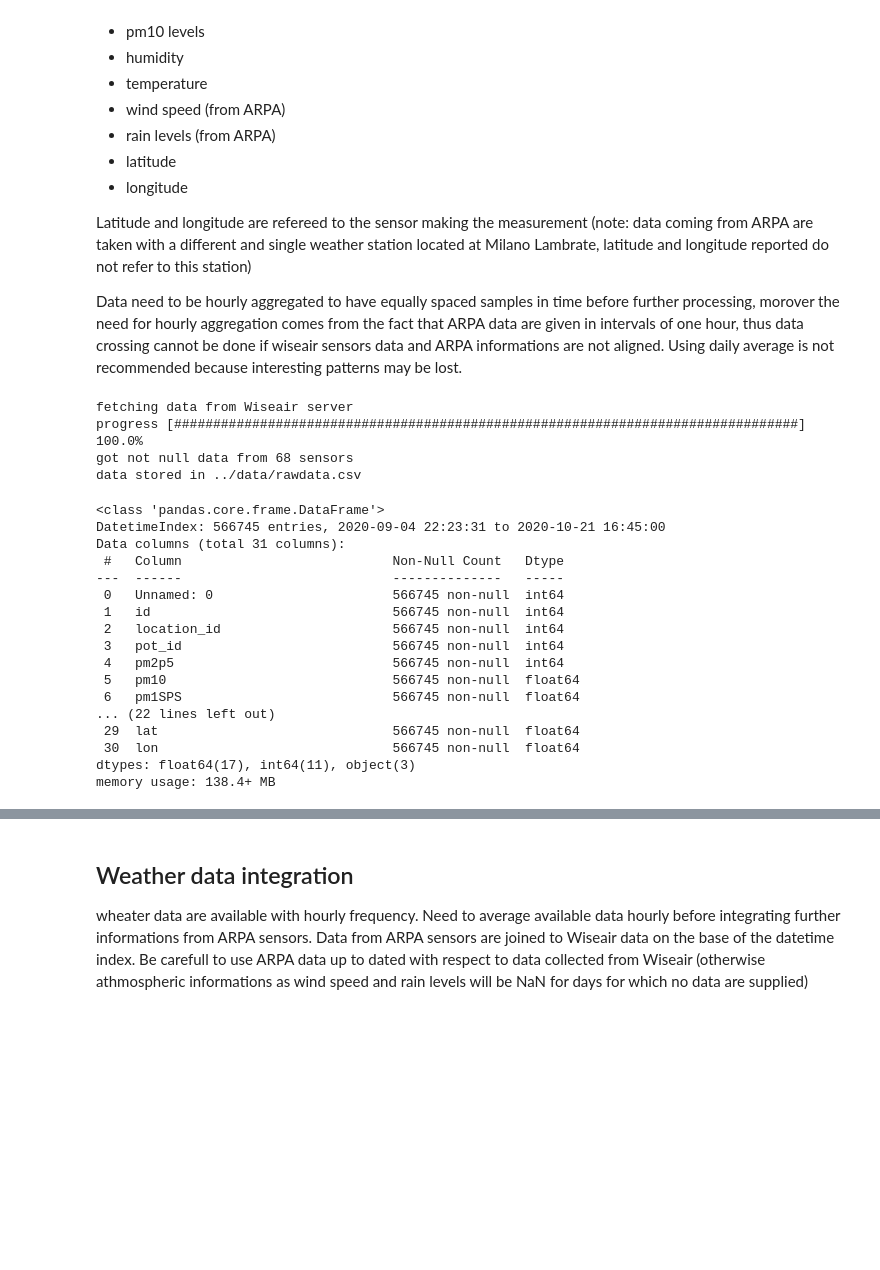
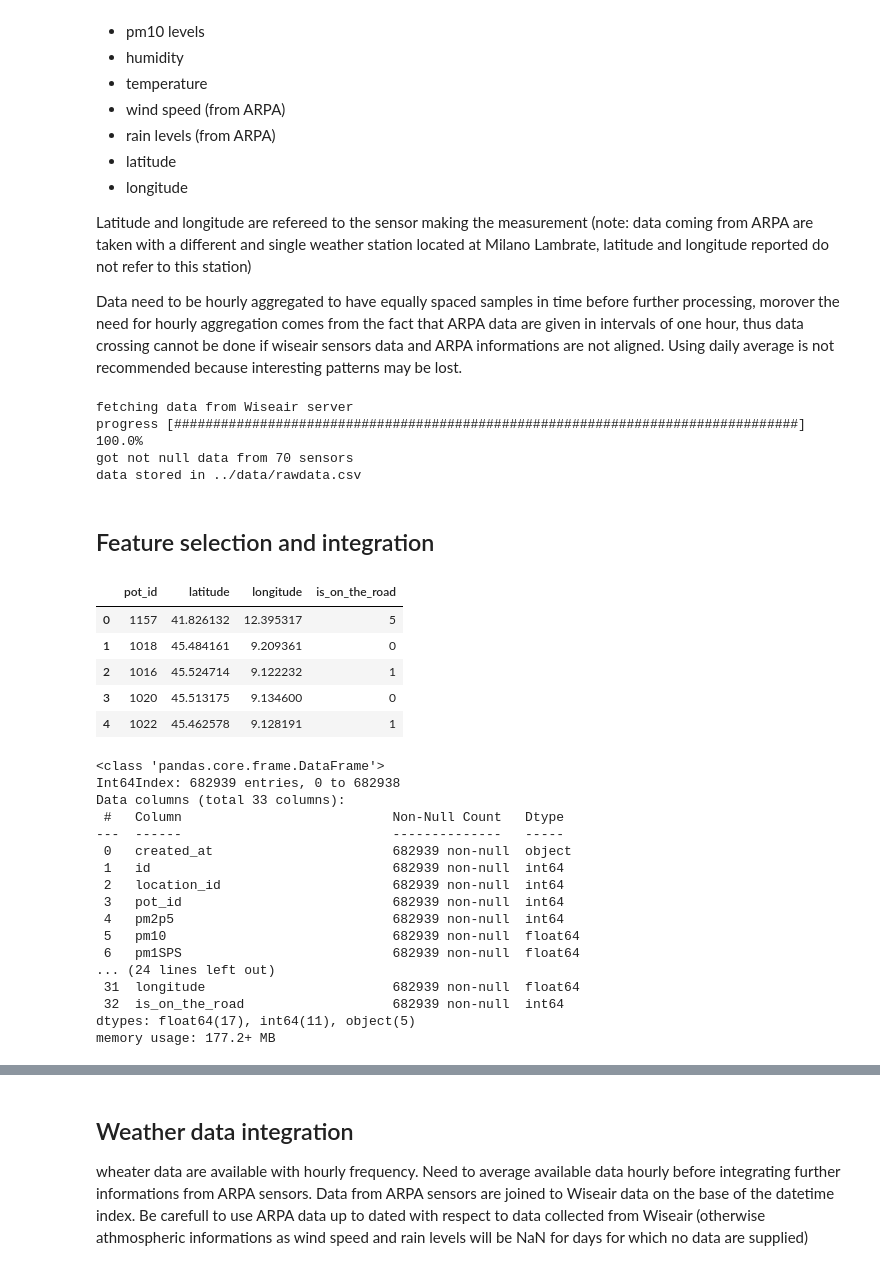
Before and after one commit to AlePalu/AirQualityForecasting, a Jupyter notebook: notebooks/DataCollection.ipynb, the cells around one changed output, grey strips where cells are left out. Saved outputs shown, nothing was run; the diff lists cells and outputs as text; code cells hidden in the pictures; blank space fills up the shorter version.

```diff
--- a/notebooks/DataCollection.ipynb
+++ b/notebooks/DataCollection.ipynb
@@ -44,18 +47,11 @@ warnings.filterwarnings("ignore")
 # %%
-# COLLECT DATA, THIS REQUIRES TIME... WAIT UNTIL FINISH BEFORE RUNNING NEXT CELLS
-
-dataCollector = DataCollector()
-
 # write a fresh CSV file containing data for the selected period
 # avoid to call this function if you already have a dataset, call updateData() instead
 BEGIN_DATE = "2020-06-01"
-END_DATE   = "2020-10-25"
+END_DATE   = "2020-11-05"
 dataCollector.getData(BEGIN_DATE, END_DATE, "../data/rawdata.csv")
-
-# automatically update dataset with data up to yesterday
-# dataCollector.updateData("data.csv")
 # %% [output]
 fetching data from Wiseair server
 progress [################################################################################] 100.0%
-got not null data from 68 sensors
+got not null data from 70 sensors
 data stored in ../data/rawdata.csv
@@ -62,27 +60,49 @@ data stored in ../data/rawdata.csv
+# %% [markdown]
+## Feature selection and integration
+# %%
+# ask for extra informations
+pots = data['pot_id'].unique()
+auxFeatures = ["latitude", "longitude", "is_on_the_road"]
+
+# returns a dataframe with a pot_id column by default and the requested features
+auxInfo = dataCollector.getAuxiliaryFeatures(auxFeatures, pots)
+
+# valid keys to ask are: park_id, floor, is_on_the_road, city, country, streetname, housenumber, postalcode,
+#                        ambassador, latitude, longitude, pm1, pm2p5_zone, pm4, pm10_zone, created_at
+auxInfo.head()
+# %% [output]
+|  | pot_id | latitude | longitude | is_on_the_road |
+| 0 | 1157 | 41.826132 | 12.395317 | 5 |
+| 1 | 1018 | 45.484161 | 9.209361 | 0 |
+| 2 | 1016 | 45.524714 | 9.122232 | 1 |
+| 3 | 1020 | 45.513175 | 9.134600 | 0 |
+| 4 | 1022 | 45.462578 | 9.128191 | 1 |
 # %%
-data = pd.read_csv("../data/rawdata.csv")
+# merge auxInfo with data
+data = pd.merge(data, auxInfo, on = "pot_id", how="outer")
+data.info()
+
+# index by date
 data["created_at"] = pd.to_datetime(data["created_at"])
 data.set_index("created_at", inplace=True)
-
-data.info()
 # %% [output]
 <class 'pandas.core.frame.DataFrame'>
-DatetimeIndex: 566745 entries, 2020-09-04 22:23:31 to 2020-10-21 16:45:00
-Data columns (total 31 columns):
+Int64Index: 682939 entries, 0 to 682938
+Data columns (total 33 columns):
  #   Column                           Non-Null Count   Dtype
 ---  ------                           --------------   -----
- 0   Unnamed: 0                       566745 non-null  int64
- 1   id                               566745 non-null  int64
- 2   location_id                      566745 non-null  int64
- 3   pot_id                           566745 non-null  int64
- 4   pm2p5                            566745 non-null  int64
- 5   pm10                             566745 non-null  float64
- 6   pm1SPS                           566745 non-null  float64
-... (22 lines left out)
- 29  lat                              566745 non-null  float64
- 30  lon                              566745 non-null  float64
-dtypes: float64(17), int64(11), object(3)
-memory usage: 138.4+ MB
+ 0   created_at                       682939 non-null  object
+ 1   id                               682939 non-null  int64
+ 2   location_id                      682939 non-null  int64
+ 3   pot_id                           682939 non-null  int64
+ 4   pm2p5                            682939 non-null  int64
+ 5   pm10                             682939 non-null  float64
+ 6   pm1SPS                           682939 non-null  float64
+... (24 lines left out)
+ 31  longitude                        682939 non-null  float64
+ 32  is_on_the_road                   682939 non-null  int64
+dtypes: float64(17), int64(11), object(5)
+memory usage: 177.2+ MB
 # %%
 # keep only interesting features
 interesting = ["pm1SPS", "pm2p5SPS", "pm4SPS", "pm10SPS", "temperature_sht", "humidity_sht",
```
Also changed, not shown: parts of 9 cells of this notebook, 4 other files.
